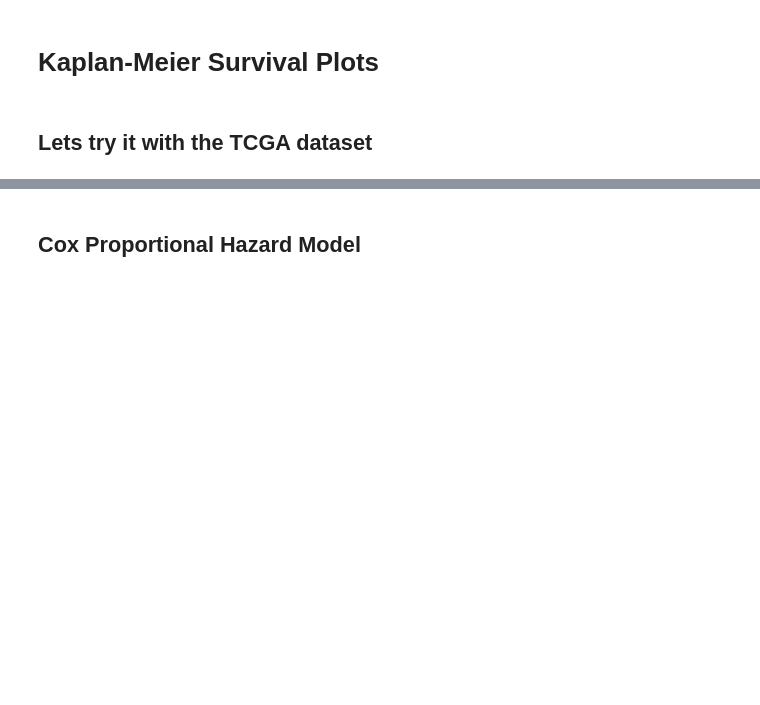
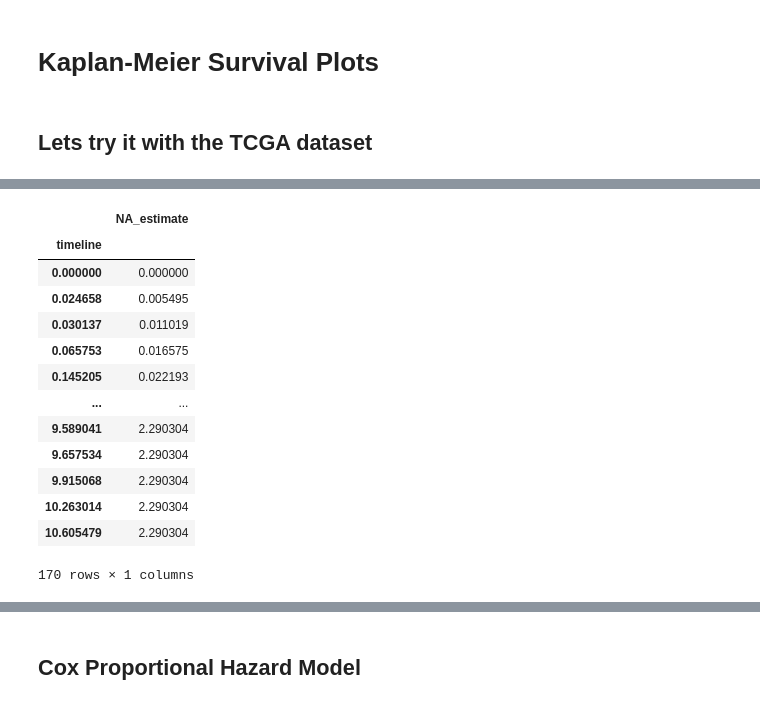
Before and after one commit to ipoole/HgsocTromics, a Jupyter notebook: Notebooks/survival_analysis.ipynb, the cells around one changed output, grey strips where cells are left out. Saved outputs shown, nothing was run; the diff lists cells and outputs as text; code cells hidden in the pictures; blank space fills up the shorter version.

```diff
--- a/Notebooks/survival_analysis.ipynb
+++ b/Notebooks/survival_analysis.ipynb
@@ -35,0 +66,17 @@ plt.show()
+# %%
+naf.cumulative_hazard_
+# %% [output]
+|  | NA_estimate |
+| timeline |  |
+| 0.000000 | 0.000000 |
+| 0.024658 | 0.005495 |
+| 0.030137 | 0.011019 |
+| 0.065753 | 0.016575 |
+| 0.145205 | 0.022193 |
+| ... | ... |
+| 9.589041 | 2.290304 |
+| 9.657534 | 2.290304 |
+| 9.915068 | 2.290304 |
+| 10.263014 | 2.290304 |
+| 10.605479 | 2.290304 |
+170 rows × 1 columns
```
Also changed, not shown: parts of 14 cells of this notebook, 2 other files.
